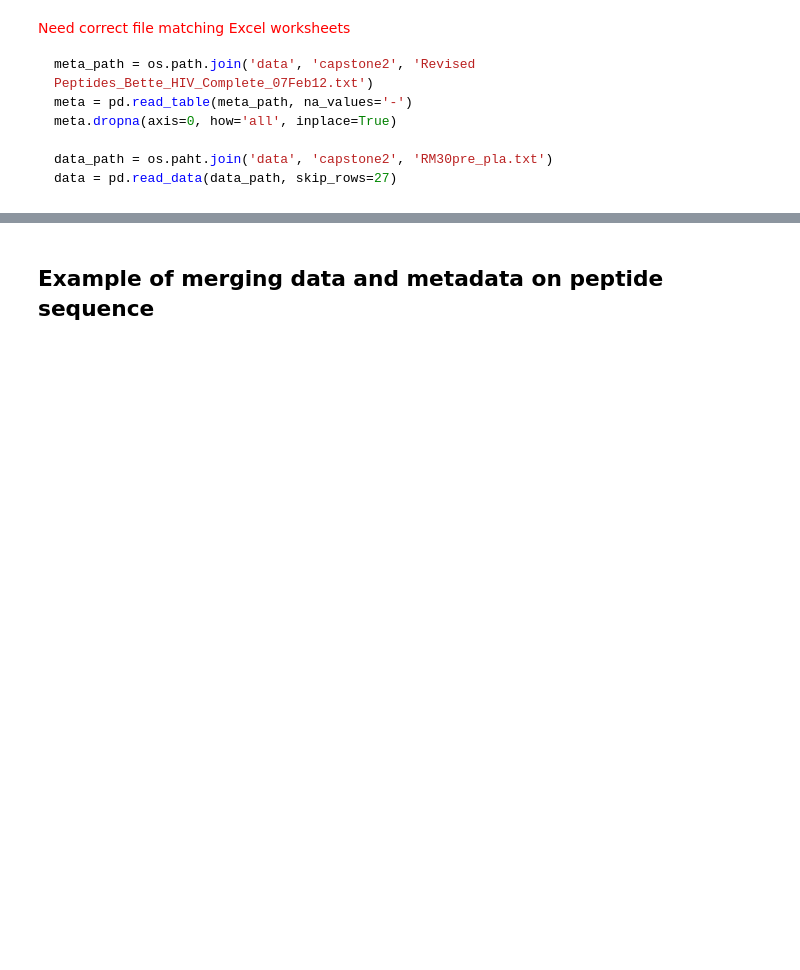
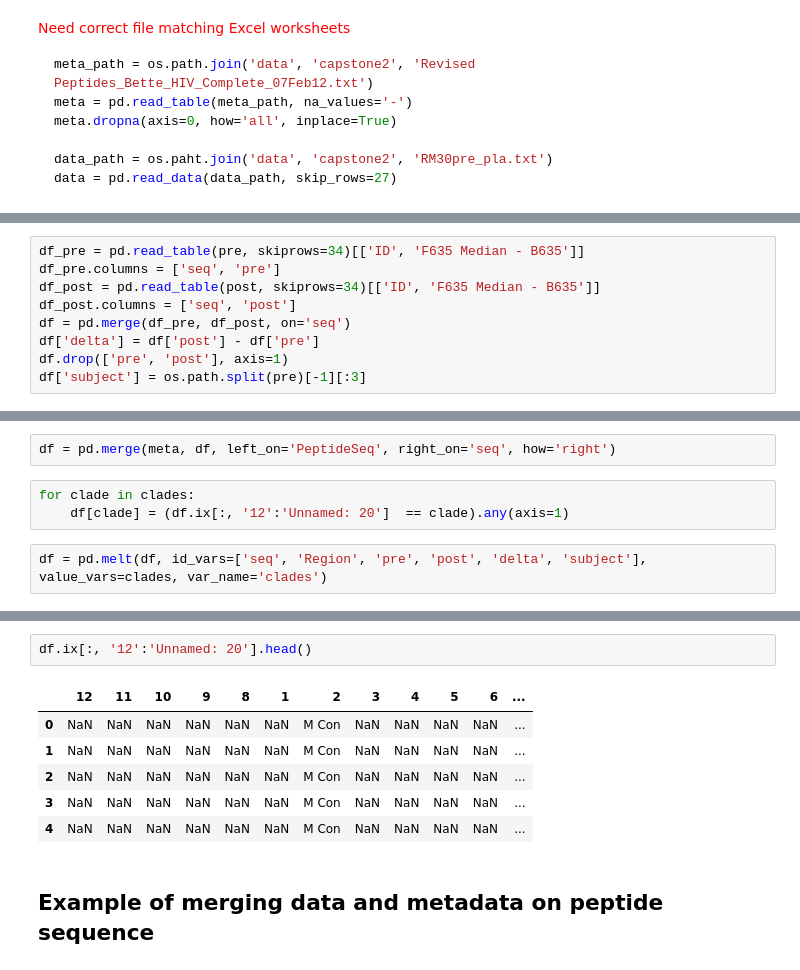
Before and after one commit to cliburn/cfar-data-workshop-2016, a Jupyter notebook: Capstone2.ipynb, the cells around one changed output, grey strips where cells are left out. Drawn from its saved outputs; the diff is of its cells as text; blank space fills up the shorter version.

```diff
--- a/Capstone2.ipynb
+++ b/Capstone2.ipynb
@@ -82,0 +106,9 @@ Index(['Flags', 'Normalisation', 'AutoFlag', 'Block', 'Column', 'Row', 'Name',
+# %%
+df_pre = pd.read_table(pre, skiprows=34)[['ID', 'F635 Median - B635']]
+df_pre.columns = ['seq', 'pre']
+df_post = pd.read_table(post, skiprows=34)[['ID', 'F635 Median - B635']]
+df_post.columns = ['seq', 'post']
+df = pd.merge(df_pre, df_post, on='seq')
+df['delta'] = df['post'] - df['pre']
+df.drop(['pre', 'post'], axis=1)
+df['subject'] = os.path.split(pre)[-1][:3]
@@ -82,0 +124,7 @@ Index(['Flags', 'Normalisation', 'AutoFlag', 'Block', 'Column', 'Row', 'Name',
+# %%
+df = pd.merge(meta, df, left_on='PeptideSeq', right_on='seq', how='right')
+# %%
+for clade in clades:
+    df[clade] = (df.ix[:, '12':'Unnamed: 20']  == clade).any(axis=1)
+# %%
+df = pd.melt(df, id_vars=['seq', 'Region', 'pre', 'post', 'delta', 'subject'], value_vars=clades, var_name='clades')
@@ -83,3 +140,12 @@ Index(['Flags', 'Normalisation', 'AutoFlag', 'Block', 'Column', 'Row', 'Name',
+# %%
+df.ix[:, '12':'Unnamed: 20'].head()
+# %% [output]
+|  | 12 | 11 | 10 | 9 | 8 | 1 | 2 | 3 | 4 | 5 | 6 | ... |
+| 0 | NaN | NaN | NaN | NaN | NaN | NaN | M Con | NaN | NaN | NaN | NaN | ... |
+| 1 | NaN | NaN | NaN | NaN | NaN | NaN | M Con | NaN | NaN | NaN | NaN | ... |
+| 2 | NaN | NaN | NaN | NaN | NaN | NaN | M Con | NaN | NaN | NaN | NaN | ... |
+| 3 | NaN | NaN | NaN | NaN | NaN | NaN | M Con | NaN | NaN | NaN | NaN | ... |
+| 4 | NaN | NaN | NaN | NaN | NaN | NaN | M Con | NaN | NaN | NaN | NaN | ... |
 # %% [markdown]
 ## Example of merging data and metadata on peptide sequence
 # %%
```
Also changed, not shown: parts of 16 cells of this notebook, 22 other files.
